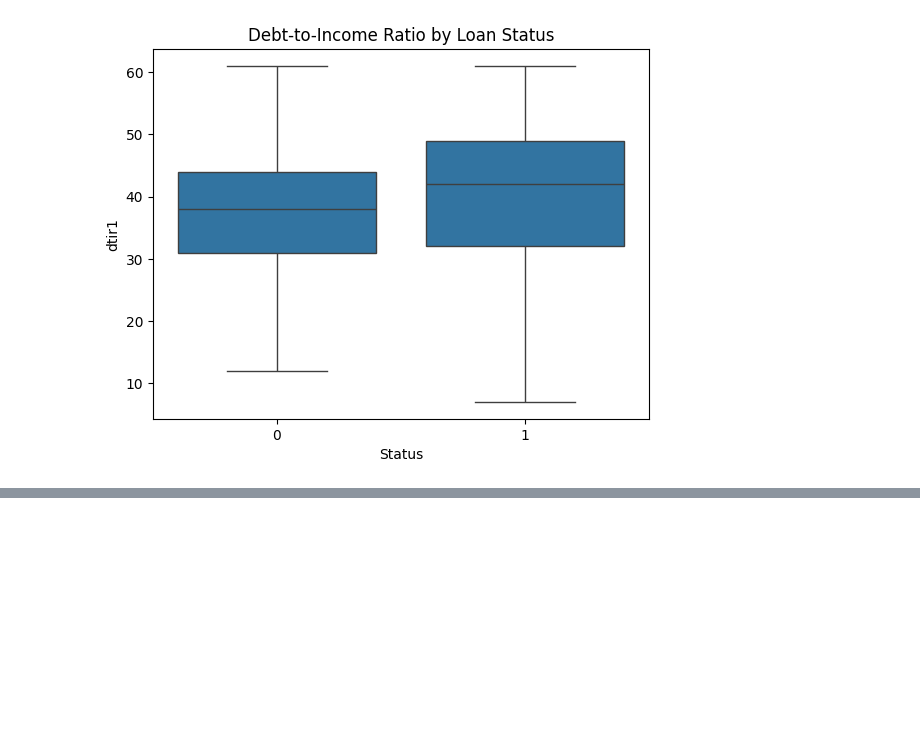
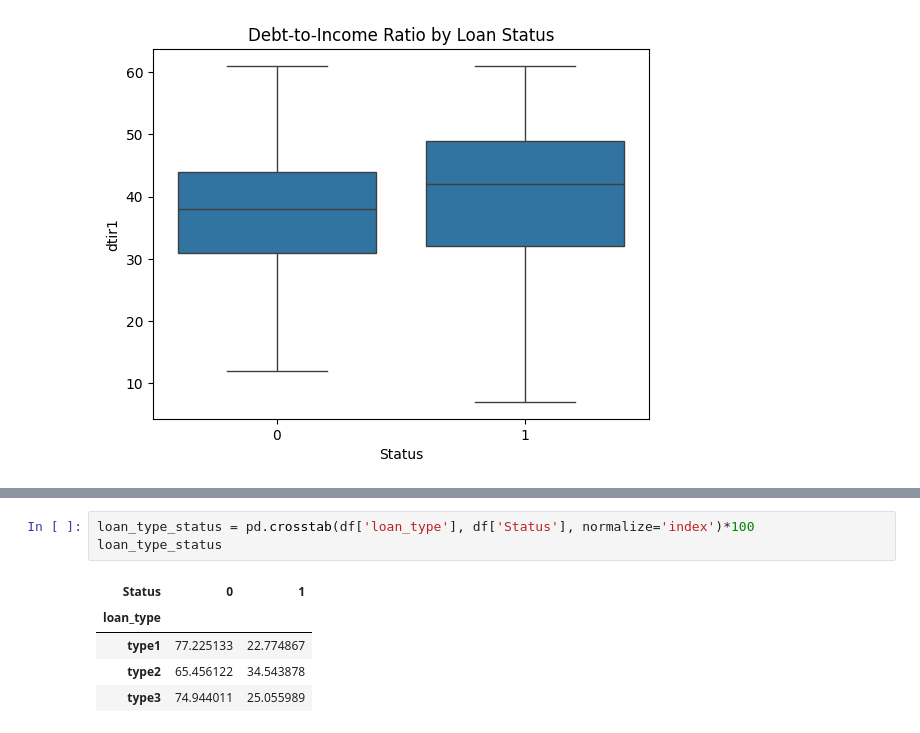
Before and after one commit to YASH280626/loan-default-prediction, a Jupyter notebook: analysis.ipynb, the cells around one changed output, grey strips where cells are left out. Saved outputs shown, nothing was run; the diff lists cells and outputs as text; blank space fills up the shorter version.

Commit message:
Investigated Loan-Types against Default Status

```diff
--- a/analysis.ipynb
+++ b/analysis.ipynb
@@ -466,0 +487,9 @@ plt.show()
+# %%
+loan_type_status = pd.crosstab(df['loan_type'], df['Status'], normalize='index')*100
+loan_type_status
+# %% [output]
+| Status | 0 | 1 |
+| loan_type |  |  |
+| type1 | 77.225133 | 22.774867 |
+| type2 | 65.456122 | 34.543878 |
+| type3 | 74.944011 | 25.055989 |
```
Also changed, not shown: parts of 1 cell of this notebook.
